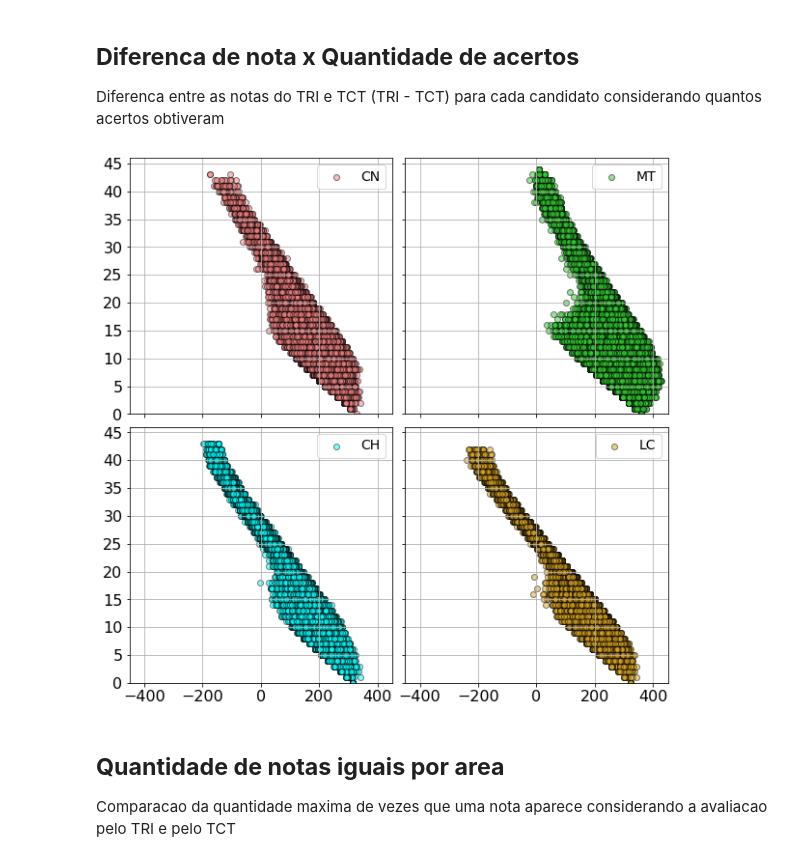
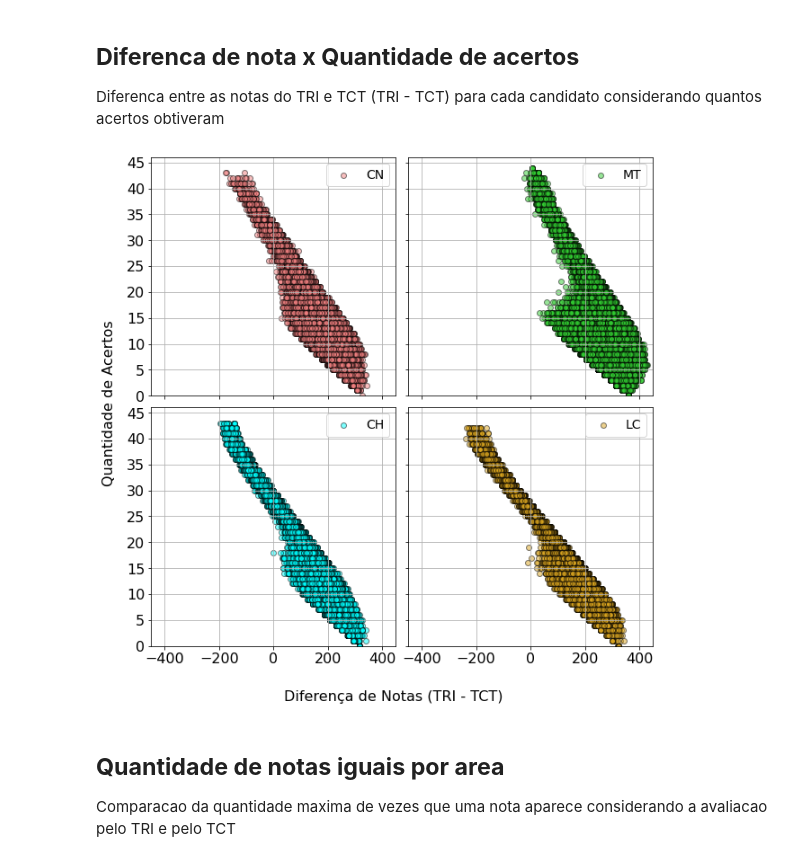
Before and after one commit to beatrizbessa/ptc3467, a Jupyter notebook: Codigos/Analises/TCT_calculation.ipynb, the cells around one changed output. Cells and saved outputs as stored; diff of their text form; code cells hidden in the pictures.

Commit message:
Código alterado para melhorar os plots :pencil:

```diff
--- a/Codigos/Analises/TCT_calculation.ipynb
+++ b/Codigos/Analises/TCT_calculation.ipynb
@@ -31,7 +31,7 @@ def init_figure():
     gs = fig.add_gridspec(2, 2, hspace=0.05, wspace=0.05)
     (arrAx[0], arrAx[1]), (arrAx[2], arrAx[3]) = gs.subplots(sharex='col', sharey='row')
 
-    return arrAx
+    return arrAx, fig
 
 
 def set_axes_hist(subject, dfSubject, ax, bins):
@@ -77,6 +77,8 @@ def set_axes_scatter(subject, dfSubject, ax, color):
     ax.set_xlim([-450,450])
     ax.set_yticks(range(0, 46, 5))
     ax.legend(prop={'size': 14})
+    #ax.set(xlabel='TRI - TCT', ylabel='Quantidade de Acertos')
+    #ax.label_outer()
 # %%
 # Ler os arquivo dos datasets contendo as respostas dos candidatos por area
 dictResp = {"CN":[], "MT":[], "CH":[], "LC":[]}
@@ -89,7 +91,10 @@ for subject in dictResp.keys():
 Comparação da quantidade de candidatos que obtiveram cada nota considerando a avaliacao pelo TRI e pelo TCT
 # %%
 # Inicializar os eixos para o plot
-arrAx = init_figure()
+arrAx, fig = init_figure()
+
+fig.text(0.5, 0.05, 'Nota', ha='center')
+fig.text(0.01, 0.5, 'Quantidade de Candidatos', va='center', rotation='vertical')
 
 # Definir as "bins" para o plot
 bins = np.linspace(0,1000, 50)
@@ -125,27 +130,31 @@ plt.show()
 Diferenca entre as notas do TRI e TCT (TRI - TCT) para cada candidato considerando quantos acertos obtiveram
 # %%
 # Inicializar os eixos para o plot
-ax = init_figure()
+ax, fig = init_figure()
+
+fig.text(0.5, 0.04, 'Diferença de Notas (TRI - TCT)', ha='center')
+fig.text(0.05, 0.5, 'Quantidade de Acertos', va='center', rotation='vertical')
 
 # Definir o array de cores para o plot
 colors = ["lightcoral", "limegreen", "cyan", "goldenrod"]
 
 # Executa as instruções abaixo para cada uma das areas
 for subject in dictResp.keys():
 
     # Calcular a diferenca entre as notas do TRI e TCT
     dictResp[subject][f'{subject}_erro'] = dictResp[subject][f'{subject}_TRI'] - dictResp[subject][f'{subject}_TCT']
 
     # Obter index da area no dicionario para ser utilizado como index no array de eixos
     idx = list(dictResp.keys()).index(subject)
 
     # Configurar o eixo para o grafico da area
     set_axes_scatter(subject, dictResp[subject], ax[idx], colors[idx])
 
+
 # Plotar o grafico
 plt.show()
 # %% [output]
-[figure, old version]
+[figure, new version]
 # %% [markdown]
 ## **Quantidade de notas iguais por area**
 
```
Also changed, not shown: parts of 1 cell of this notebook.
